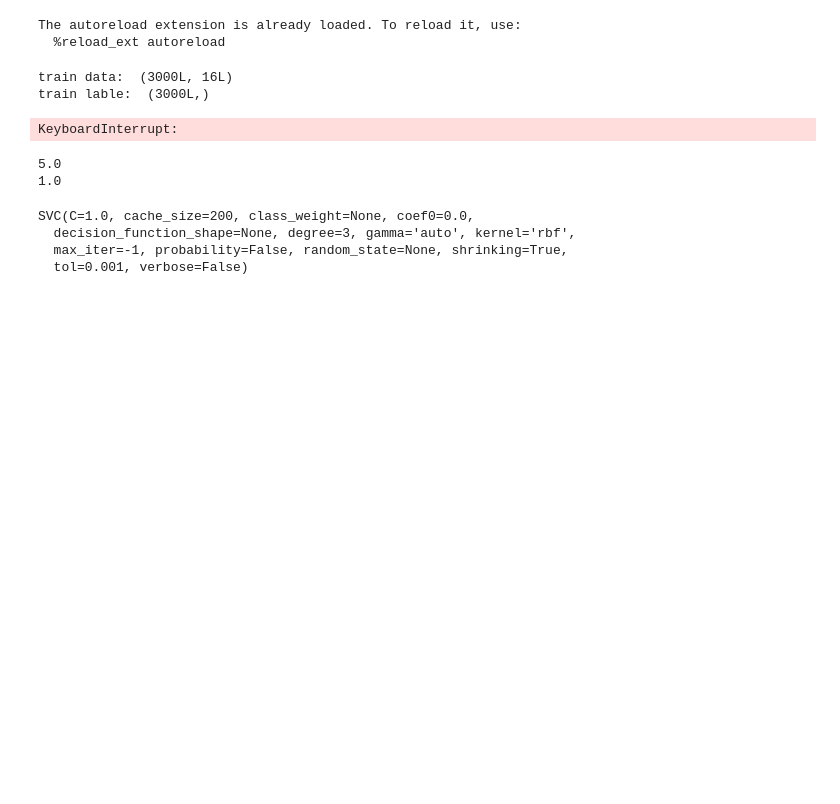
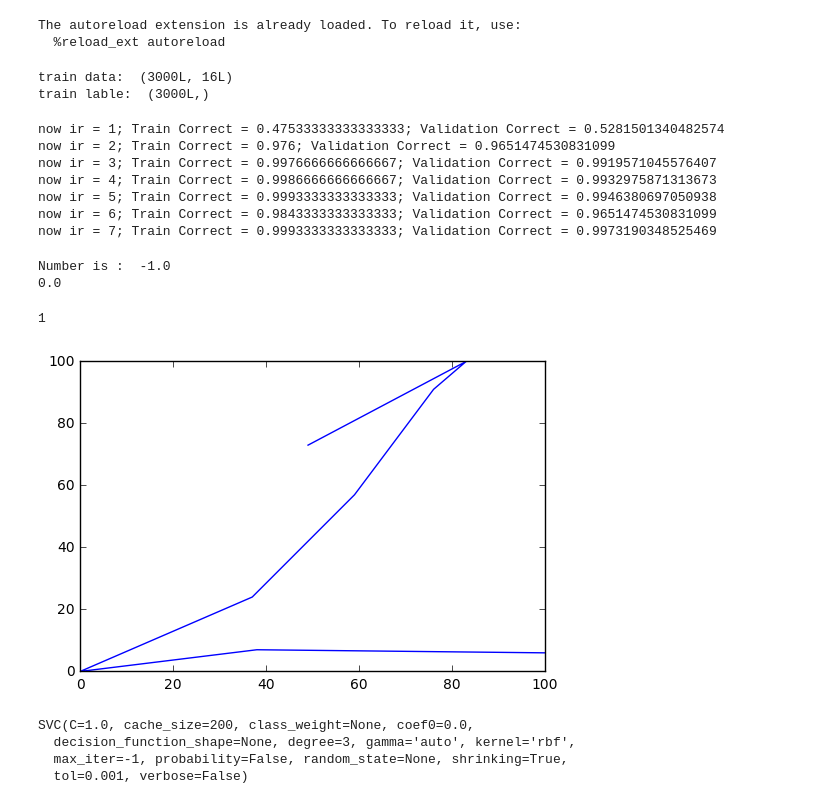
Before and after one commit to Capitalkiller/CS271_SVM, a Jupyter notebook: svm.ipynb, the cells around one changed output. Drawn from its saved outputs; the diff is of its cells as text; code cells hidden in the pictures; blank space fills up the shorter version.

Commit message:
bug fixed, now gaussian kernel 2 class svm works

```diff
--- a/svm.ipynb
+++ b/svm.ipynb
@@ -9,6 +10,15 @@ from svm import *
 # %% [output]
 The autoreload extension is already loaded. To reload it, use:
   %reload_ext autoreload
+# %%
+# visualize data
+# e.g. visualize(train_data[1266, :], train_lable[1266])
+def visualize(data, lable = None):
+    data_x = data[::2]
+    data_y = data[1::2]
+    plt.plot(data_x, data_y)
+    if lable != None:
+        print "Number is : ", lable
 # %%
 data, lable  = load_train()
 train_data, train_lable, validation_data, validation_lable = shuffleData(data, lable)
@@ -23,15 +33,31 @@ train_lable[train_lable > 4] = 1
 validation_lable[validation_lable <= 4 ] = -1
 validation_lable[validation_lable > 4] = 1
 # %%
-alpha, b = SMO(2, 1e-5, train_data, train_lable, max_passes = 3, kernel=kernel_gaussian, max_iter =1000)
+alpha, b = SMO(2, 1e-5, validation_data, validation_lable, train_data, train_lable, max_passes = 3, kernel=kernel_gaussian, max_iter =10)
 alpha.max()
 # %% [output]
-KeyboardInterrupt:
+now ir = 1; Train Correct = 0.47533333333333333; Validation Correct = 0.5281501340482574
+now ir = 2; Train Correct = 0.976; Validation Correct = 0.9651474530831099
+now ir = 3; Train Correct = 0.9976666666666667; Validation Correct = 0.9919571045576407
+now ir = 4; Train Correct = 0.9986666666666667; Validation Correct = 0.9932975871313673
+now ir = 5; Train Correct = 0.9993333333333333; Validation Correct = 0.9946380697050938
+now ir = 6; Train Correct = 0.9843333333333333; Validation Correct = 0.9651474530831099
+now ir = 7; Train Correct = 0.9993333333333333; Validation Correct = 0.9973190348525469
-# %%
-SMOtest(train_data, train_lable)
-# %% [output]
-5.0
-1.0
+# %%
+num = 234
+visualize(validation_data[num,:],validation_lable[num] )
+pre = predict(validation_data[num,:], train_data, train_lable, alpha, b, kernel_gaussian)
+print pre
+if pre < 0:
+    pre = -1
+else:
+    pre = 1
+pre
+# %% [output]
+Number is :  -1.0
+0.0
+1
+[figure, added]
 # %%
 # svm main
 clf = svm.SVC()
```
Also changed, not shown: parts of 1 cell of this notebook, 4 other files.
